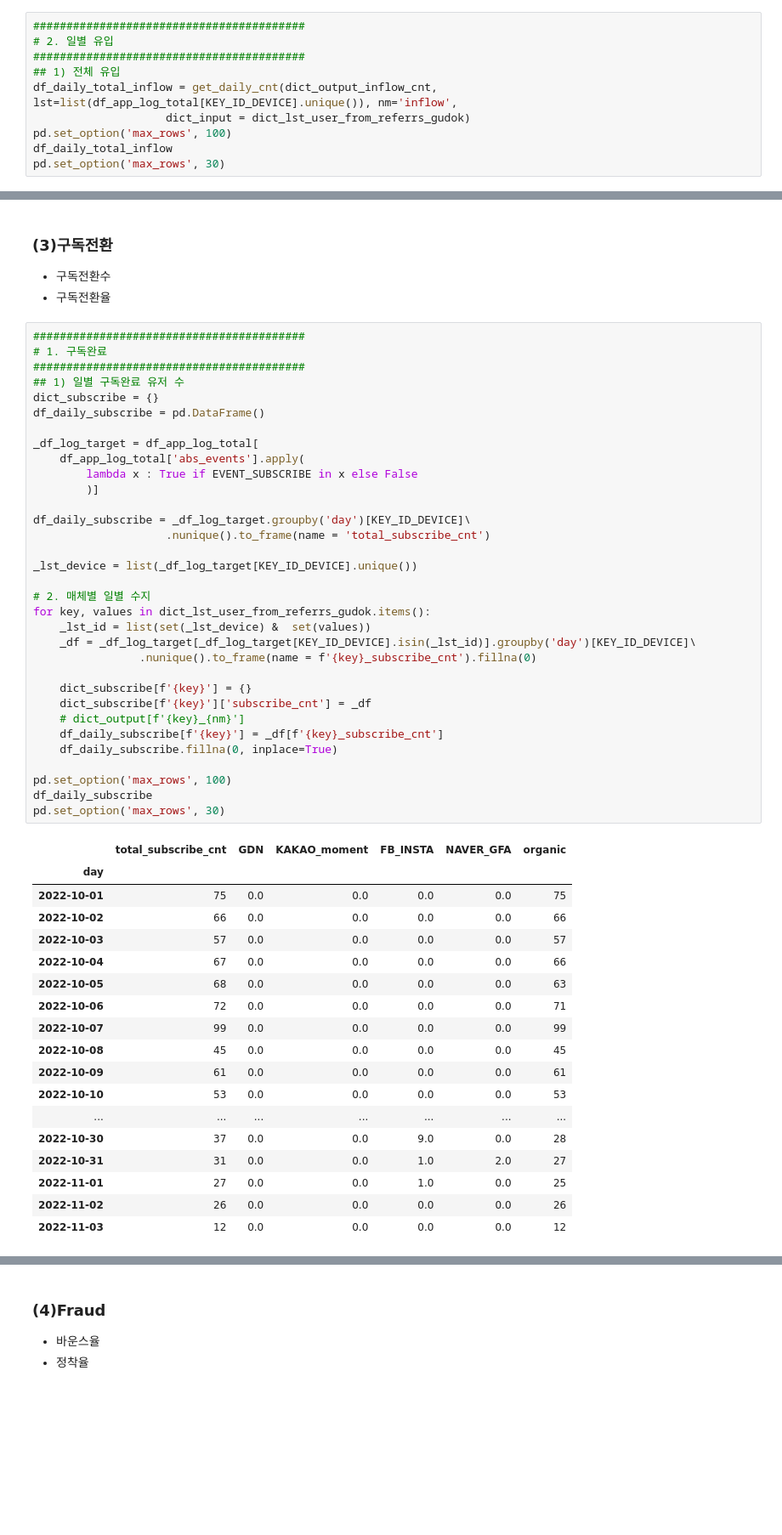
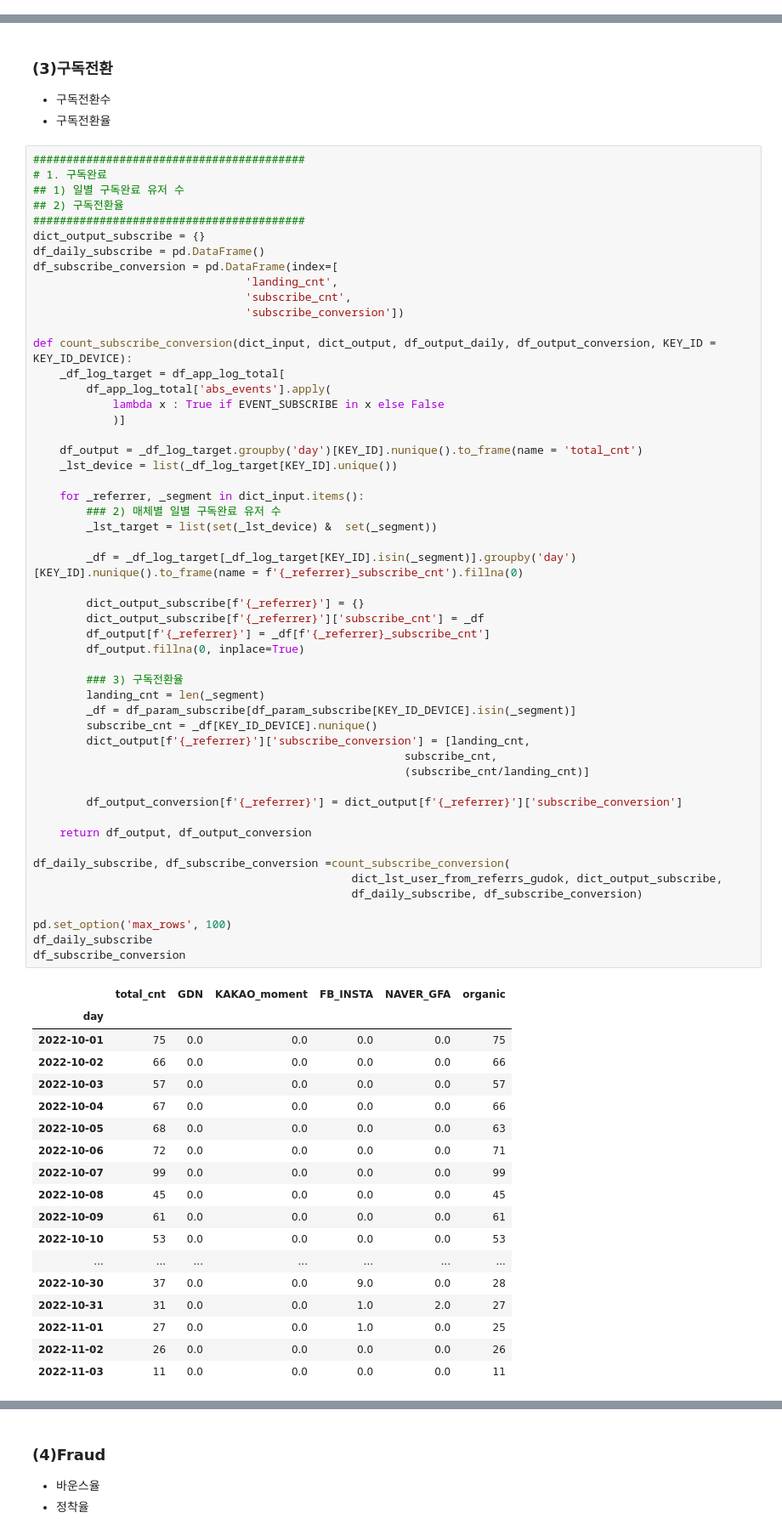
Before and after one commit to tand-datateam-th/kto_prj_git, a Jupyter notebook: [KTO]_Letter_analysis_v2_2210(MK).ipynb, the cells around one changed output, grey strips where cells are left out. Shown: that part at 85% size. Saved outputs shown, nothing was run; the diff lists cells and outputs as text; blank space fills up the shorter version.

```diff
--- a/[KTO]_Letter_analysis_v2_2210.ipynb
+++ b/[KTO]_Letter_analysis_v2_2210(MK).ipynb
@@ -377,10 +296,0 @@ def get_daily_cnt(
-# %%
-#########################################
-# 2. 일별 유입
-#########################################
-## 1) 전체 유입
-df_daily_total_inflow = get_daily_cnt(dict_output_inflow_cnt, lst=list(df_app_log_total[KEY_ID_DEVICE].unique()), nm='inflow',
-                    dict_input = dict_lst_user_from_referrs_gudok)
-pd.set_option('max_rows', 100)
-df_daily_total_inflow
-pd.set_option('max_rows', 30)
@@ -532,38 +441,57 @@ df_vis_revisit
 # %%
 #########################################
 # 1. 구독완료
+## 1) 일별 구독완료 유저 수
+## 2) 구독전환율
 #########################################
-## 1) 일별 구독완료 유저 수
-dict_subscribe = {}
+dict_output_subscribe = {}
 df_daily_subscribe = pd.DataFrame()
+df_subscribe_conversion = pd.DataFrame(index=[
+                                'landing_cnt',
+                                'subscribe_cnt',
+                                'subscribe_conversion'])
 
-_df_log_target = df_app_log_total[
-    df_app_log_total['abs_events'].apply(
-        lambda x : True if EVENT_SUBSCRIBE in x else False
-        )]
+def count_subscribe_conversion(dict_input, dict_output, df_output_daily, df_output_conversion, KEY_ID = KEY_ID_DEVICE):
+    _df_log_target = df_app_log_total[
+        df_app_log_total['abs_events'].apply(
+            lambda x : True if EVENT_SUBSCRIBE in x else False
+            )]
 
-df_daily_subscribe = _df_log_target.groupby('day')[KEY_ID_DEVICE]\
-                    .nunique().to_frame(name = 'total_subscribe_cnt')
+    df_output = _df_log_target.groupby('day')[KEY_ID].nunique().to_frame(name = 'total_cnt')
+    _lst_device = list(_df_log_target[KEY_ID].unique())
 
-_lst_device = list(_df_log_target[KEY_ID_DEVICE].unique())
+    for _referrer, _segment in dict_input.items():
+        ### 2) 매체별 일별 구독완료 유저 수
+        _lst_target = list(set(_lst_device) &  set(_segment))
 
-# 2. 매체별 일별 수지
-for key, values in dict_lst_user_from_referrs_gudok.items():
-    _lst_id = list(set(_lst_device) &  set(values))
-    _df = _df_log_target[_df_log_target[KEY_ID_DEVICE].isin(_lst_id)].groupby('day')[KEY_ID_DEVICE]\
-                .nunique().to_frame(name = f'{key}_subscribe_cnt').fillna(0)
+        _df = _df_log_target[_df_log_target[KEY_ID].isin(_segment)].groupby('day')[KEY_ID].nunique().to_frame(name = f'{_referrer}_subscribe_cnt').fillna(0)
 
-    dict_subscribe[f'{key}'] = {}
-    dict_subscribe[f'{key}']['subscribe_cnt'] = _df
-    # dict_output[f'{key}_{nm}']
-    df_daily_subscribe[f'{key}'] = _df[f'{key}_subscribe_cnt']
-    df_daily_subscribe.fillna(0, inplace=True)
+        dict_output_subscribe[f'{_referrer}'] = {}
+        dict_output_subscribe[f'{_referrer}']['subscribe_cnt'] = _df
+        df_output[f'{_referrer}'] = _df[f'{_referrer}_subscribe_cnt']
+        df_output.fillna(0, inplace=True)
+
+        ### 3) 구독전환율
+        landing_cnt = len(_segment)
+        _df = df_param_subscribe[df_param_subscribe[KEY_ID_DEVICE].isin(_segment)]
+        subscribe_cnt = _df[KEY_ID_DEVICE].nunique()
+        dict_output[f'{_referrer}']['subscribe_conversion'] = [landing_cnt,
+                                                        subscribe_cnt,
+                                                        (subscribe_cnt/landing_cnt)]
+
+        df_output_conversion[f'{_referrer}'] = dict_output[f'{_referrer}']['subscribe_conversion']
+
+    return df_output, df_output_conversion
+
+df_daily_subscribe, df_subscribe_conversion =count_subscribe_conversion(
+                                                dict_lst_user_from_referrs_gudok, dict_output_subscribe,
+                                                df_daily_subscribe, df_subscribe_conversion)
 
 pd.set_option('max_rows', 100)
 df_daily_subscribe
-pd.set_option('max_rows', 30)
+df_subscribe_conversion
 # %% [output]
-|  | total_subscribe_cnt | GDN | KAKAO_moment | FB_INSTA | NAVER_GFA | organic |
+|  | total_cnt | GDN | KAKAO_moment | FB_INSTA | NAVER_GFA | organic |
 | day |  |  |  |  |  |  |
 | 2022-10-01 | 75 | 0.0 | 0.0 | 0.0 | 0.0 | 75 |
 | 2022-10-02 | 66 | 0.0 | 0.0 | 0.0 | 0.0 | 66 |
@@ -580,4 +508,4 @@ pd.set_option('max_rows', 30)
 | 2022-10-31 | 31 | 0.0 | 0.0 | 1.0 | 2.0 | 27 |
 | 2022-11-01 | 27 | 0.0 | 0.0 | 1.0 | 0.0 | 25 |
 | 2022-11-02 | 26 | 0.0 | 0.0 | 0.0 | 0.0 | 26 |
-| 2022-11-03 | 12 | 0.0 | 0.0 | 0.0 | 0.0 | 12 |
+| 2022-11-03 | 11 | 0.0 | 0.0 | 0.0 | 0.0 | 11 |
```
Also changed, not shown: parts of 25 cells of this notebook.
